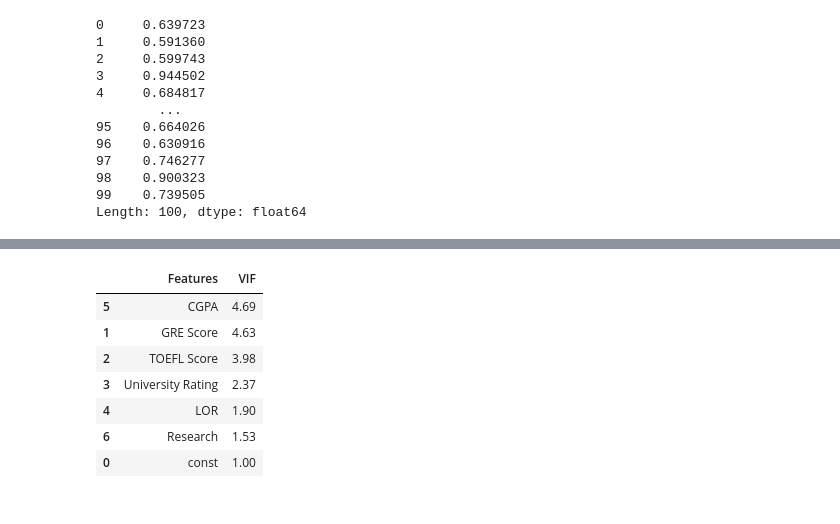
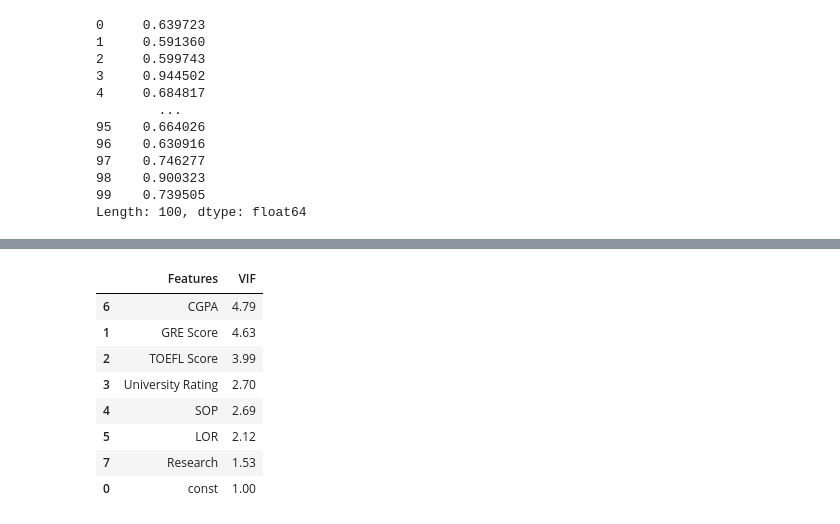
Before and after one commit to shamabansal17/Predicting-probabilty-to-get-admission-in-IVY-colleges, a Jupyter notebook: Jamboree.ipynb, the cells around one changed output, grey strips where cells are left out. Saved outputs shown, nothing was run; the diff lists cells and outputs as text; code cells hidden in the pictures.

```diff
--- a/Jamboree.ipynb
+++ b/Jamboree.ipynb
@@ -396,7 +397,6 @@ alpha = 0.5
 
 Since *pvalue* for SOP is  0.628 which is very high, we cant reject Null Hypothesis which results that `SOP` is not a significant feature, so dropping that.
 # %%
-# Dropping  sOP feature from train and test data.
+# Dropping  sOP feature from train data.
 
-X_train.drop(columns='SOP',inplace=True)
-X_test.drop(columns='SOP',inplace=True)
+X_train1=X_train.drop(columns='SOP')
@@ -438,8 +440,7 @@ Since *pvalue* for University Ranking is  0.106 which is greater than p value, w
 # %%
-# Dropping University Ranking feature from train and test data
+# Dropping University Ranking feature from train data
 
-X_train.drop(columns='University Rating',inplace=True)
-X_test.drop(columns='University Rating',inplace=True)
+X_train2=X_train1.drop(columns='University Rating')
 # %%
 # Training the model again without University Ranking feature
 
@@ -539,19 +585,20 @@ np.mean(y_pred-ytest)
 # %%
 from statsmodels.stats.outliers_influence import variance_inflation_factor
 
 vif = pd.DataFrame()
-X_t = pd.DataFrame(xtrain_scaled, columns=xtrain_scaled.columns)
+X_t = pd.DataFrame(X_train, columns=X_train.columns)
 vif['Features'] = X_t.columns
 vif['VIF'] = [variance_inflation_factor(X_t.values, i) for i in range(X_t.shape[1])]
 vif['VIF'] = round(vif['VIF'], 2)
 vif = vif.sort_values(by = "VIF", ascending = False)
 vif
 # %% [output]
 |  | Features | VIF |
-| 5 | CGPA | 4.69 |
+| 6 | CGPA | 4.79 |
 | 1 | GRE Score | 4.63 |
-| 2 | TOEFL Score | 3.98 |
-| 3 | University Rating | 2.37 |
-| 4 | LOR | 1.90 |
-| 6 | Research | 1.53 |
+| 2 | TOEFL Score | 3.99 |
+| 3 | University Rating | 2.70 |
+| 4 | SOP | 2.69 |
+| 5 | LOR | 2.12 |
+| 7 | Research | 1.53 |
 | 0 | const | 1.00 |
```
Also changed, not shown: parts of 35 cells of this notebook.
